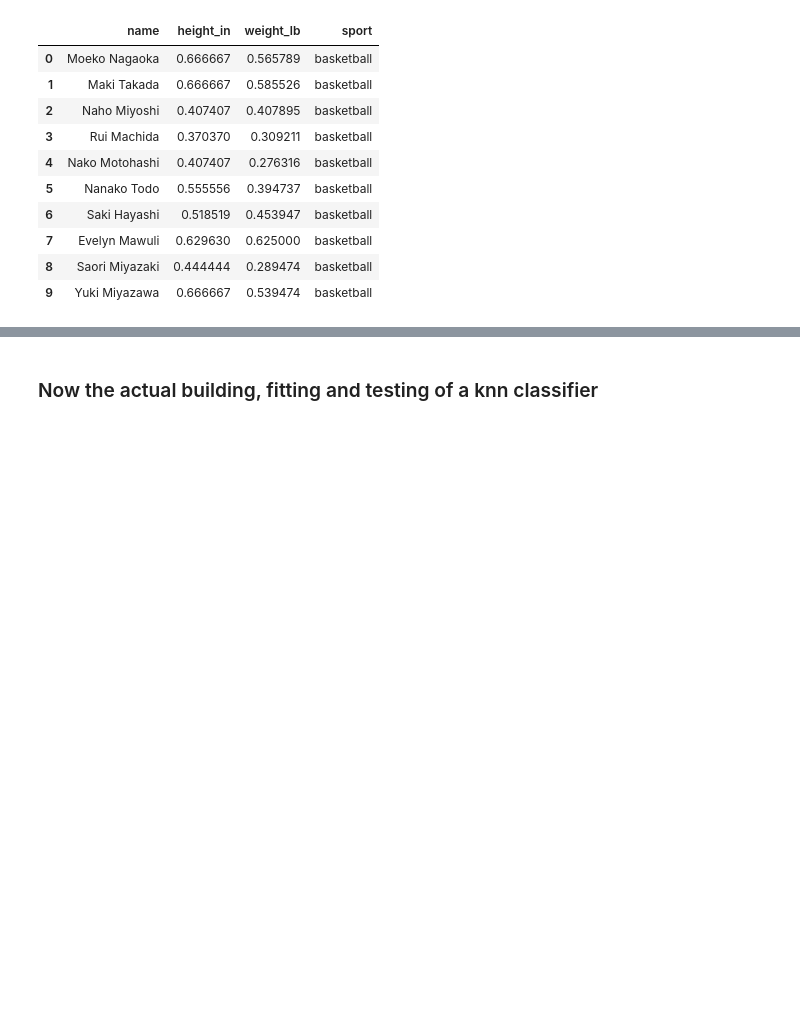
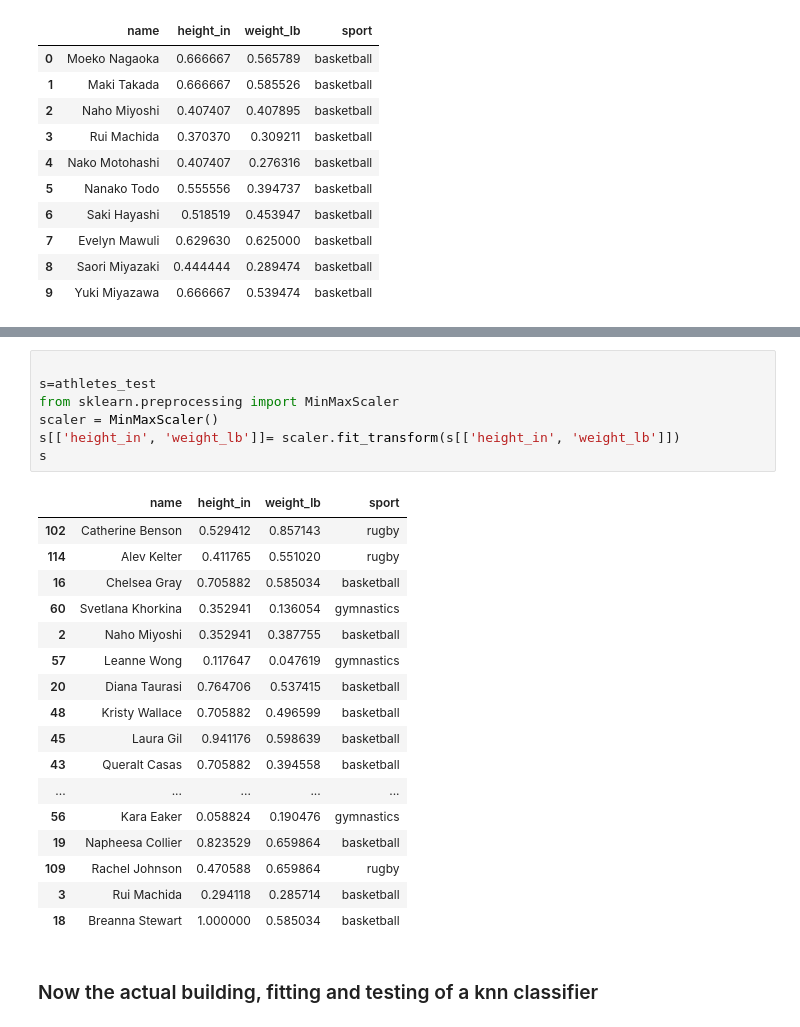
Before and after one commit to Cpt0988/Ml-class, a Jupyter notebook: lab/Charles_Taylor_Intro_to_sklearn_2022.ipynb, the cells around one changed output, grey strips where cells are left out. Saved outputs shown, nothing was run; the diff lists cells and outputs as text; blank space fills up the shorter version.

```diff
--- a/lab/Charles_Taylor_Intro_to_sklearn_2022.ipynb
+++ b/lab/Charles_Taylor_Intro_to_sklearn_2022.ipynb
@@ -712,4 +712,29 @@ s
 112 rows × 4 columns
+# %%
+
+s=athletes_test
+from sklearn.preprocessing import MinMaxScaler
+scaler = MinMaxScaler()
+s[['height_in', 'weight_lb']]= scaler.fit_transform(s[['height_in', 'weight_lb']])
+s
+# %% [output]
+|  | name | height_in | weight_lb | sport |
+| 102 | Catherine Benson | 0.529412 | 0.857143 | rugby |
+| 114 | Alev Kelter | 0.411765 | 0.551020 | rugby |
+| 16 | Chelsea Gray | 0.705882 | 0.585034 | basketball |
+| 60 | Svetlana Khorkina | 0.352941 | 0.136054 | gymnastics |
+| 2 | Naho Miyoshi | 0.352941 | 0.387755 | basketball |
+| 57 | Leanne Wong | 0.117647 | 0.047619 | gymnastics |
+| 20 | Diana Taurasi | 0.764706 | 0.537415 | basketball |
+| 48 | Kristy Wallace | 0.705882 | 0.496599 | basketball |
+| 45 | Laura Gil | 0.941176 | 0.598639 | basketball |
+| 43 | Queralt Casas | 0.705882 | 0.394558 | basketball |
+| ... | ... | ... | ... | ... |
+| 56 | Kara Eaker | 0.058824 | 0.190476 | gymnastics |
+| 19 | Napheesa Collier | 0.823529 | 0.659864 | basketball |
+| 109 | Rachel Johnson | 0.470588 | 0.659864 | rugby |
+| 3 | Rui Machida | 0.294118 | 0.285714 | basketball |
+| 18 | Breanna Stewart | 1.000000 | 0.585034 | basketball |
 # %% [markdown]
 ### Now the actual building, fitting and testing of a knn classifier
 # %%
```
Also changed, not shown: parts of 9 cells of this notebook.
